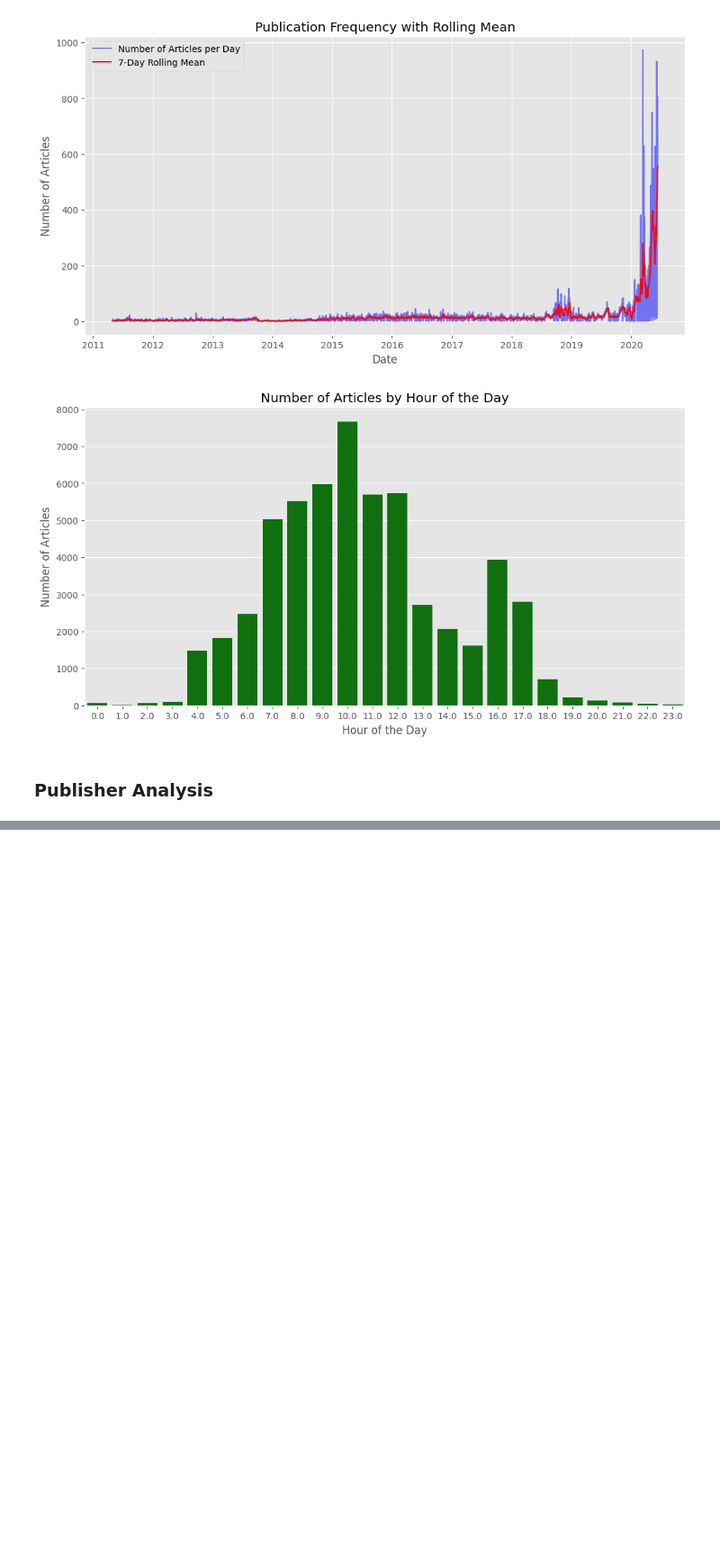
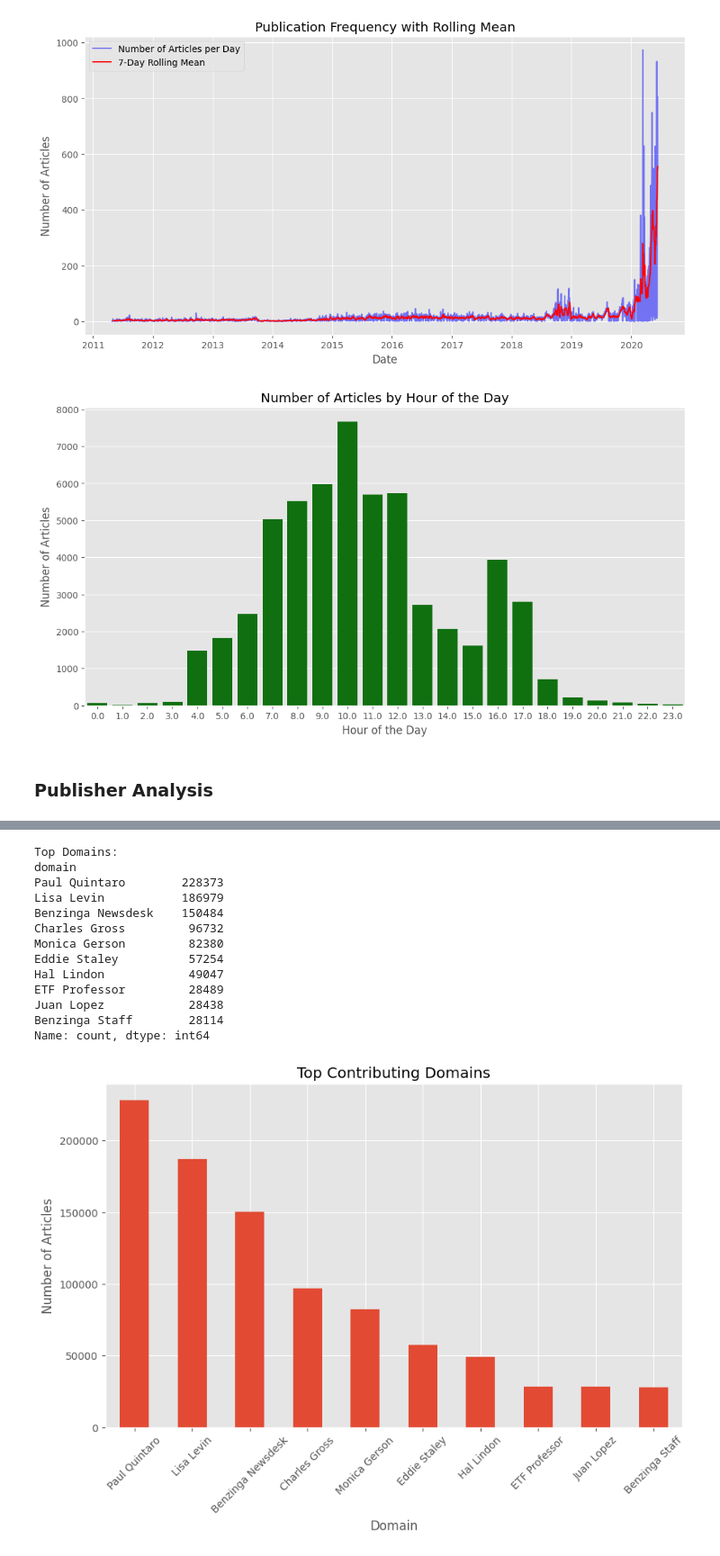
Before and after one commit to ElbetelTaye/Financial-News-and-Stock-Price-analysis, a Jupyter notebook: notebooks/Task1.ipynb, the cells around one changed output, grey strips where cells are left out. Shown at 90% size. Cells and saved outputs as stored; diff of their text form; code cells hidden in the pictures; blank space fills up the shorter version.

Commit message:
Update publisher analysis

```diff
--- a/notebooks/Task1.ipynb
+++ b/notebooks/Task1.ipynb
@@ -760,0 +638,68 @@ Passing `palette` without assigning `hue` is deprecated and will be removed in v
+# %%
+import re
+import pandas as pd
+import matplotlib.pyplot as plt
+
+# Load the dataset
+df = pd.read_csv(r'C:\Users\Hp\Desktop\10_Academy\week-1\Data\raw_analyst_ratings.csv\raw_analyst_ratings.csv')
+
+# Step 1: Extract Domains from Email Addresses using Regex
+def extract_domain(email):
+
+    match = re.search(r'@([\w.-]+)', email)
+    return match.group(1) if match else email
+
+df['domain'] = df['publisher'].apply(extract_domain)
+
+# Count the frequency of each domain
+domain_counts = df['domain'].value_counts()
+print("\nTop Domains:")
+print(domain_counts.head(10))  # Adjust the number to your need
+
+# Visualize the top domains
+
+plt.figure(figsize=(10, 6))
+domain_counts.head(10).plot(kind='bar')
+plt.title('Top Contributing Domains')
+plt.xlabel('Domain')
+plt.ylabel('Number of Articles')
+plt.xticks(rotation=45)
+plt.show()
+
+# Step 2: Use Regex to Identify Patterns in Headlines
+# Example: Find headlines mentioning "earnings" or "profit"
+df['mention_earnings'] = df['headline'].apply(lambda x: bool(re.search(r'\b(earnings|profit)\b', x, re.IGNORECASE)))
+
+# Count the number of articles mentioning earnings or profit
+earnings_count = df['mention_earnings'].sum()
+print(f"\nNumber of articles mentioning 'earnings' or 'profit': {earnings_count}")
+
+# Step 3: Analyze the difference in news types by publishers based on regex
+# Example: Compare the number of articles mentioning earnings by each publisher
+publisher_earnings = df[df['mention_earnings']].groupby('publisher').size()
+print("\nNumber of Articles Mentioning 'Earnings' or 'Profit' by Publisher:")
+print(publisher_earnings)
+
+# Visualize the comparison
+plt.figure(figsize=(10, 6))
+publisher_earnings.head(10).plot(kind='bar')
+plt.title('Number of Articles Mentioning "Earnings" or "Profit" by Publisher')
+plt.xlabel('Publisher')
+plt.ylabel('Number of Articles')
+plt.xticks(rotation=45)
+plt.show()
+# %% [output]
+Top Domains:
+domain
+Paul Quintaro        228373
+Lisa Levin           186979
+Benzinga Newsdesk    150484
+Charles Gross         96732
+Monica Gerson         82380
+Eddie Staley          57254
+Hal Lindon            49047
+ETF Professor         28489
+Juan Lopez            28438
+Benzinga Staff        28114
+Name: count, dtype: int64
+[figure, added]
```
Also changed, not shown: parts of 2 cells of this notebook.
